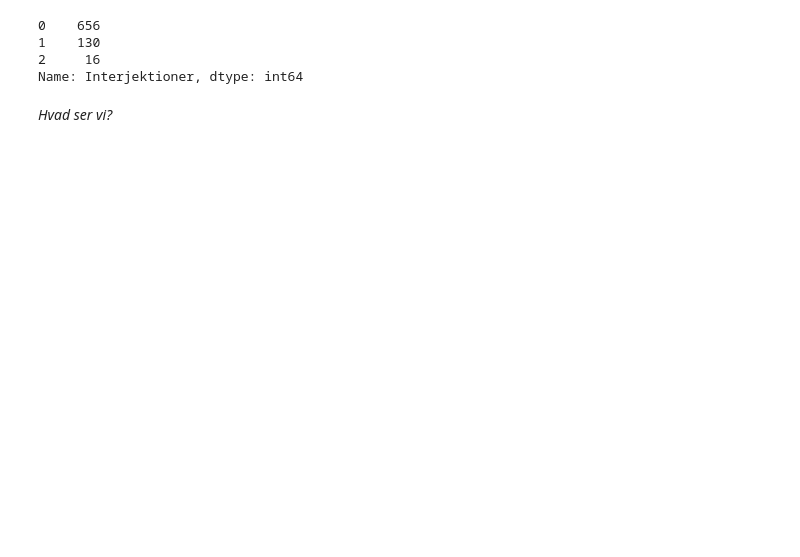
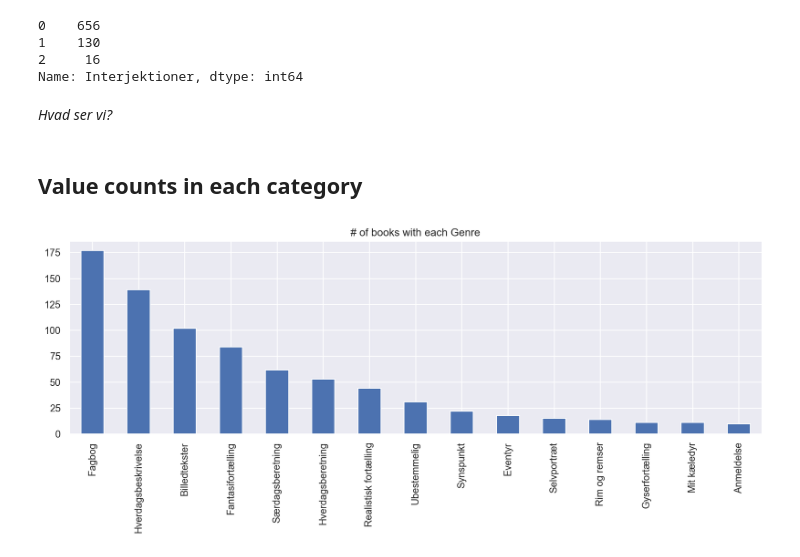
Before and after one commit to StefPetro/ATEL_speciale, a Jupyter notebook: exploratory.ipynb, the cells around one changed output. Drawn from its saved outputs; the diff is of its cells as text; code cells hidden in the pictures; blank space fills up the shorter version.

```diff
--- a/exploratory.ipynb
+++ b/exploratory.ipynb
@@ -113,3 +148,8 @@ feat_df['Semantisk univers'].map(lambda x: len(x) if type(x) == list else 0).val
 3      6
 4      1
 Name: Semantisk univers, dtype: int64
+# %%
+feat_df['Semantisk univers'].loc[feat_df['Semantisk univers'].isnull()] = feat_df['Semantisk univers'].loc[feat_df['Semantisk univers'].isnull()].apply(lambda x: [],)
+
+# "Vilde dyr" is there twice due to typo:
+feat_df['Semantisk univers'] = feat_df['Semantisk univers'].apply(lambda x: ['Vilde dyr' if i=='Vilde dyr\xa0' else i for i in x])
@@ -120,3 +162,5 @@ feat_df.Stemmer.map(lambda x: len(x) if type(x) == list else 0).value_counts()
 0      8
 2      4
 Name: Stemmer, dtype: int64
+# %%
+feat_df.Stemmer.loc[feat_df.Stemmer.isnull()] = feat_df.Stemmer.loc[feat_df.Stemmer.isnull()].apply(lambda x: [],)
@@ -130,3 +176,6 @@ feat_df.Forbindere.map(lambda x: len(x) if type(x) == list else 0).value_counts(
 4     20
 5      4
 Name: Forbindere, dtype: int64
+# %%
+feat_df.Forbindere.loc[feat_df.Forbindere.isnull()] = feat_df.Forbindere.loc[feat_df.Forbindere.isnull()].apply(lambda x: [],)
+feat_df.Forbindere.loc[feat_df.Forbindere == ''] = feat_df.Forbindere.loc[feat_df.Forbindere == ''].apply(lambda x: [],)
@@ -137,5 +188,17 @@ feat_df.Interjektioner.map(lambda x: len(x) if type(x) == list else 0).value_cou
 1    130
 2     16
 Name: Interjektioner, dtype: int64
+# %%
+feat_df.Interjektioner.loc[feat_df.Interjektioner.isnull()] = feat_df.Interjektioner.loc[feat_df.Interjektioner.isnull()].apply(lambda x: [],)
 # %% [markdown]
 *Hvad ser vi?*
+# %% [markdown]
+## Value counts in each category
+# %%
+fig, axes = plt.subplots(figsize=(14,4),dpi=200)
+feat_df.Genre.apply(pd.Series).stack().reset_index(drop=True).value_counts().plot(kind='bar',
+                                                                                  ax=axes,
+                                                                                  title='# of books with each Genre')
+plt.show()
+# %% [output]
+[figure, added]
```
Also changed, not shown: parts of 35 cells of this notebook.
